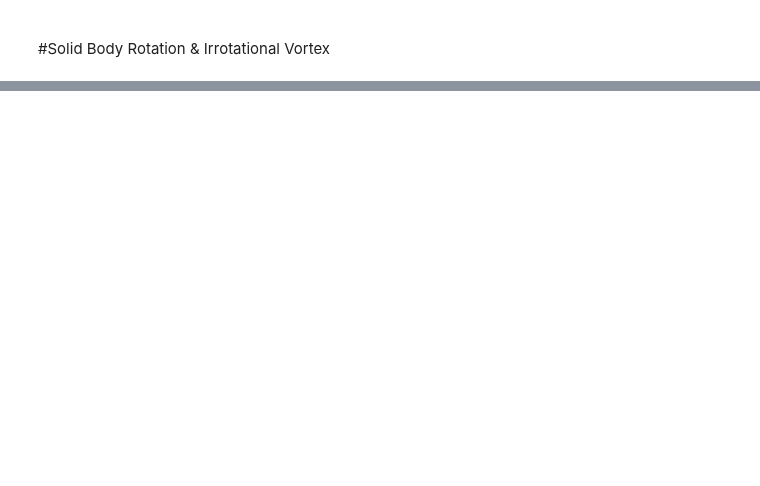
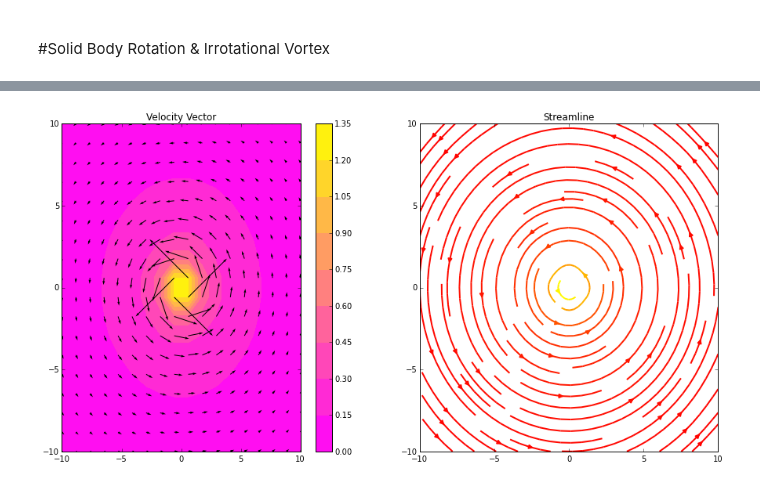
Before and after one commit to cdohl/ph3501, a Jupyter notebook: notebooks/05_Solid Body Rotation & Irrotational Vortex.ipynb, the cells around one changed output, grey strips where cells are left out. Drawn from its saved outputs; the diff is of its cells as text; code cells hidden in the pictures; blank space fills up the shorter version.

```diff
--- a/notebooks/05_Solid Body Rotation & Irrotational Vortex.ipynb
+++ b/notebooks/05_Solid Body Rotation & Irrotational Vortex.ipynb
@@ -89,0 +113,23 @@ Below you find a video of Dolphin generating and playing with vortex rings.
+# %%
+%matplotlib inline
+import math
+import numpy as np
+import matplotlib.pylab as plt
+
+#Plotting a irrotational vortex
+x2,x1 = np.mgrid[-10:10:18j, -10:10:18j]
+r2=x1**2+x2**2
+u1=-x2/r2
+u2=x1/r2
+uabs=np.sqrt(u1**2+u2**2)
+fig = plt.figure(figsize=(15,7.5), dpi=100)
+plt.subplot(1, 2, 1)
+CS = plt.contourf(x1, x2, uabs, 10,cmap=plt.cm.spring)
+plt.colorbar(CS)
+plt.quiver(x1,x2,u1,u2)
+plt.title('Velocity Vector')
+plt.subplot(1, 2, 2)
+plt.streamplot(x1, x2, u1, u2, color=uabs, linewidth=2, cmap=plt.cm.autumn)
+plt.title('Streamline');
+# %% [output]
+[figure, added]
```
Also changed, not shown: parts of 5 cells of this notebook.
